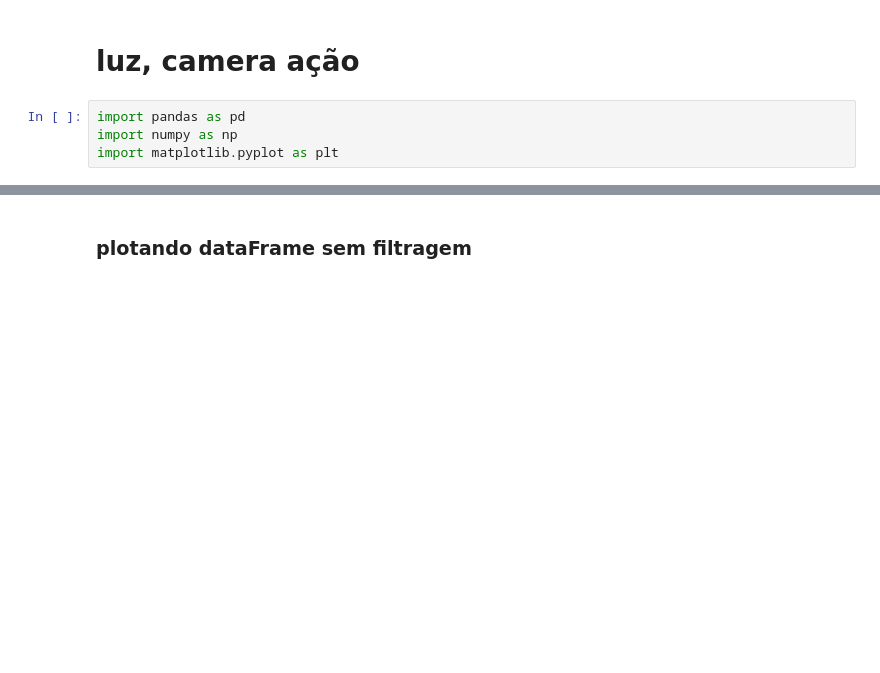
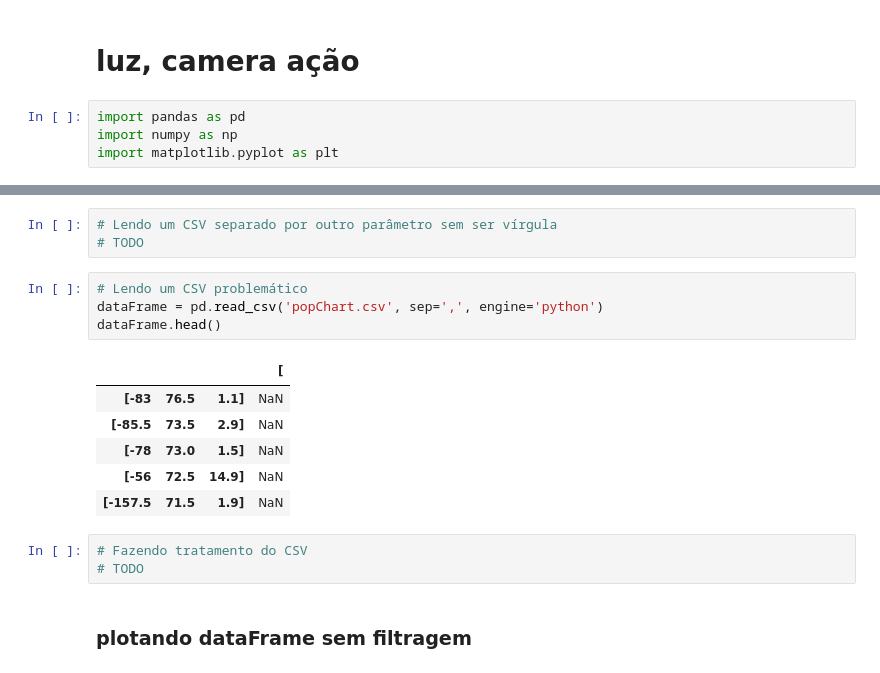
Before and after one commit to W8jonas/dataVisualizationAndAnalytics, a Jupyter notebook: estudo_data_visualization.ipynb, the cells around one changed output, grey strips where cells are left out. Saved outputs shown, nothing was run; the diff lists cells and outputs as text; blank space fills up the shorter version.

```diff
--- a/estudo_data_visualization.ipynb
+++ b/estudo_data_visualization.ipynb
@@ -7,3 +24,20 @@ import matplotlib.pyplot as plt
+# %%
+# Lendo um CSV separado por outro parâmetro sem ser vírgula
+# TODO
+# %%
+# Lendo um CSV problemático
+dataFrame = pd.read_csv('popChart.csv', sep=',', engine='python')
+dataFrame.head()
+# %% [output]
+|  |  |  | [ |
+| [-83 | 76.5 | 1.1] | NaN |
+| [-85.5 | 73.5 | 2.9] | NaN |
+| [-78 | 73.0 | 1.5] | NaN |
+| [-56 | 72.5 | 14.9] | NaN |
+| [-157.5 | 71.5 | 1.9] | NaN |
+# %%
+# Fazendo tratamento do CSV
+# TODO
 # %% [markdown]
 ### plotando dataFrame sem filtragem
 # %%
```
Also changed, not shown: parts of 1 cell of this notebook, 1 other file.
